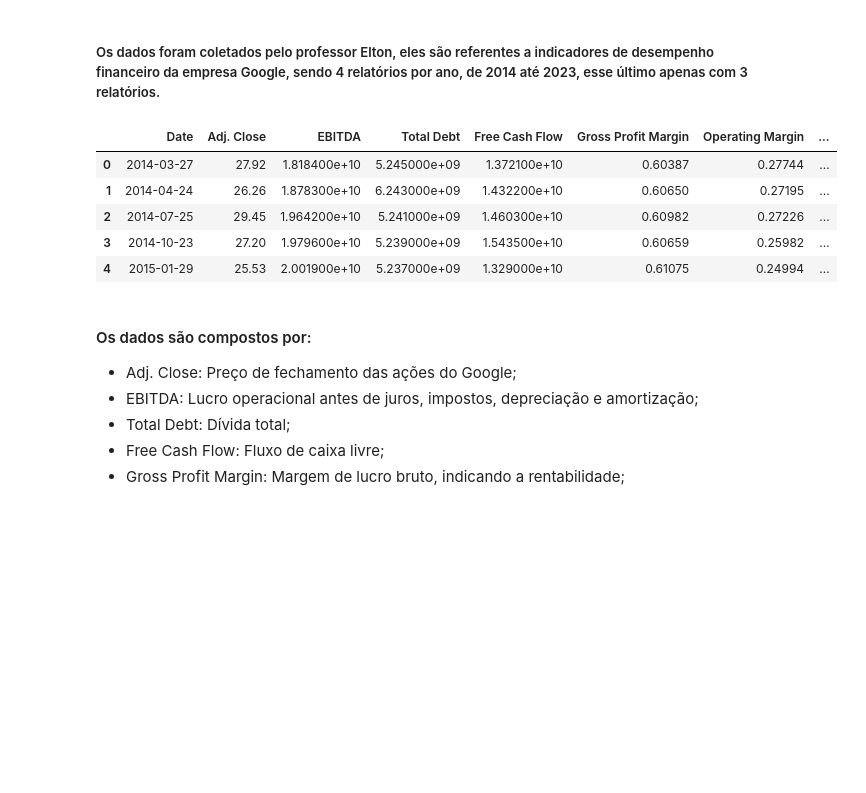
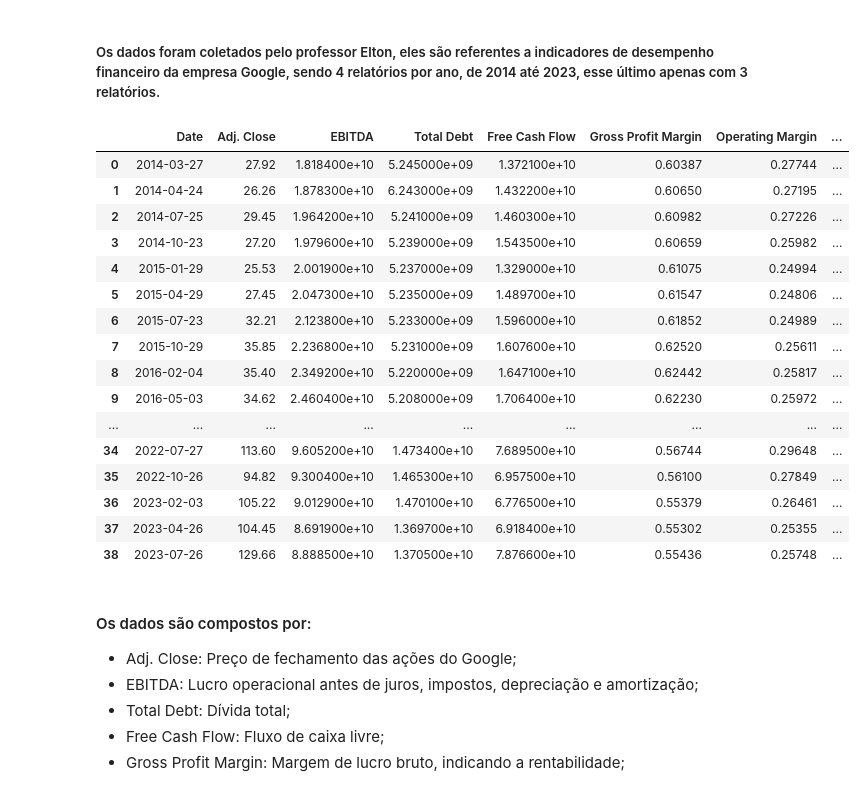
Before and after one commit to glaucofilho/CEDS-805, a Jupyter notebook: Trabalho_Final/google/main.ipynb, the cells around one changed output. Cells and saved outputs as stored; diff of their text form; code cells hidden in the pictures; blank space fills up the shorter version.

```diff
--- a/Trabalho_Final/google/main.ipynb
+++ b/Trabalho_Final/google/main.ipynb
@@ -71,16 +71,27 @@ import seaborn as sns
 # %%
 df = pd.read_parquet("fund_goog.parquet")
 df.reset_index(inplace=True)
 df["Date"] = pd.to_datetime(df["Date"])
 df = df.sort_values(by="Date", ascending=True)
-df.head()
+df
 # %% [output]
 |  | Date | Adj. Close | EBITDA | Total Debt | Free Cash Flow | Gross Profit Margin | Operating Margin | ... |
 | 0 | 2014-03-27 | 27.92 | 1.818400e+10 | 5.245000e+09 | 1.372100e+10 | 0.60387 | 0.27744 | ... |
 | 1 | 2014-04-24 | 26.26 | 1.878300e+10 | 6.243000e+09 | 1.432200e+10 | 0.60650 | 0.27195 | ... |
 | 2 | 2014-07-25 | 29.45 | 1.964200e+10 | 5.241000e+09 | 1.460300e+10 | 0.60982 | 0.27226 | ... |
 | 3 | 2014-10-23 | 27.20 | 1.979600e+10 | 5.239000e+09 | 1.543500e+10 | 0.60659 | 0.25982 | ... |
 | 4 | 2015-01-29 | 25.53 | 2.001900e+10 | 5.237000e+09 | 1.329000e+10 | 0.61075 | 0.24994 | ... |
+| 5 | 2015-04-29 | 27.45 | 2.047300e+10 | 5.235000e+09 | 1.489700e+10 | 0.61547 | 0.24806 | ... |
+| 6 | 2015-07-23 | 32.21 | 2.123800e+10 | 5.233000e+09 | 1.596000e+10 | 0.61852 | 0.24989 | ... |
+| 7 | 2015-10-29 | 35.85 | 2.236800e+10 | 5.231000e+09 | 1.607600e+10 | 0.62520 | 0.25611 | ... |
+| 8 | 2016-02-04 | 35.40 | 2.349200e+10 | 5.220000e+09 | 1.647100e+10 | 0.62442 | 0.25817 | ... |
+| 9 | 2016-05-03 | 34.62 | 2.460400e+10 | 5.208000e+09 | 1.706400e+10 | 0.62230 | 0.25972 | ... |
+| ... | ... | ... | ... | ... | ... | ... | ... | ... |
+| 34 | 2022-07-27 | 113.60 | 9.605200e+10 | 1.473400e+10 | 7.689500e+10 | 0.56744 | 0.29648 | ... |
+| 35 | 2022-10-26 | 94.82 | 9.300400e+10 | 1.465300e+10 | 6.957500e+10 | 0.56100 | 0.27849 | ... |
+| 36 | 2023-02-03 | 105.22 | 9.012900e+10 | 1.470100e+10 | 6.776500e+10 | 0.55379 | 0.26461 | ... |
+| 37 | 2023-04-26 | 104.45 | 8.691900e+10 | 1.369700e+10 | 6.918400e+10 | 0.55302 | 0.25355 | ... |
+| 38 | 2023-07-26 | 129.66 | 8.888500e+10 | 1.370500e+10 | 7.876600e+10 | 0.55436 | 0.25748 | ... |
 # %% [markdown]
 #### Os dados são compostos por:
 
```
Also changed, not shown: parts of 27 cells of this notebook.
